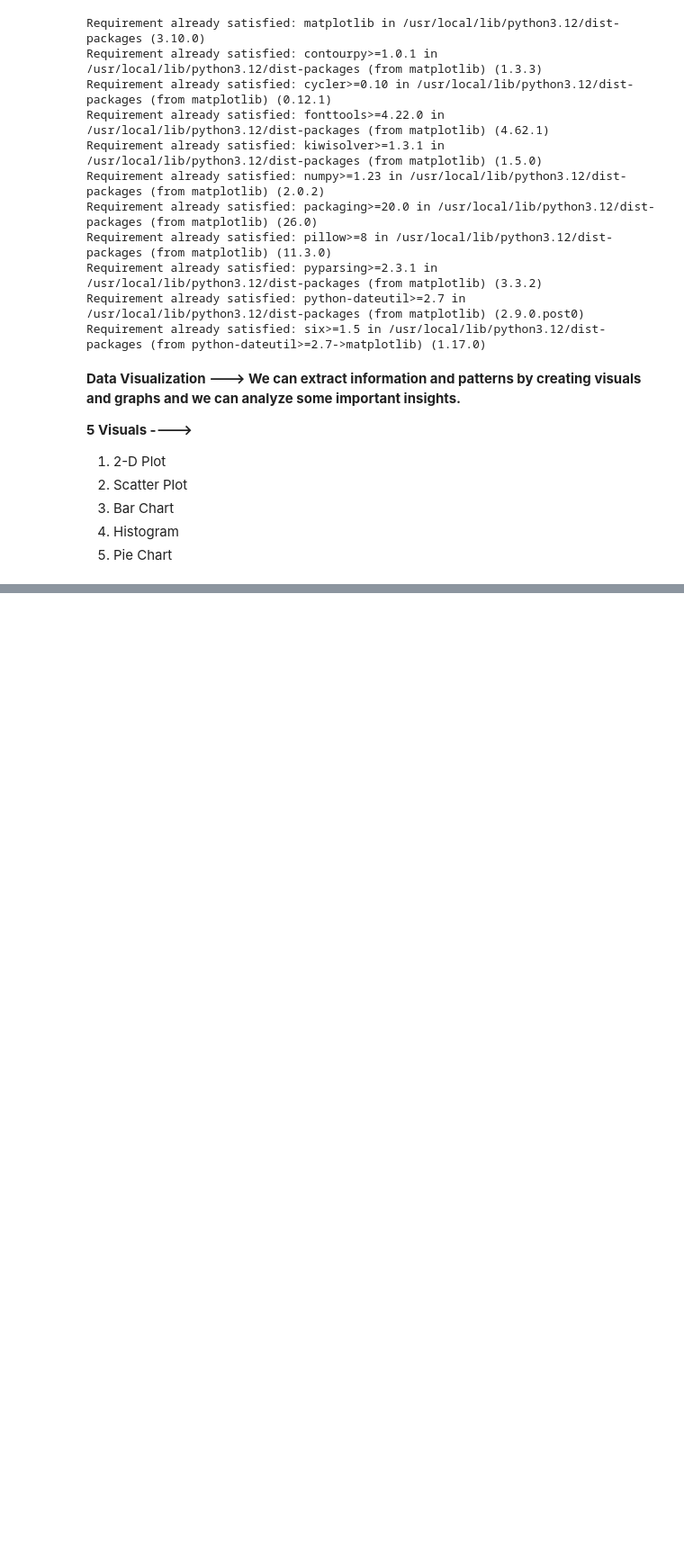
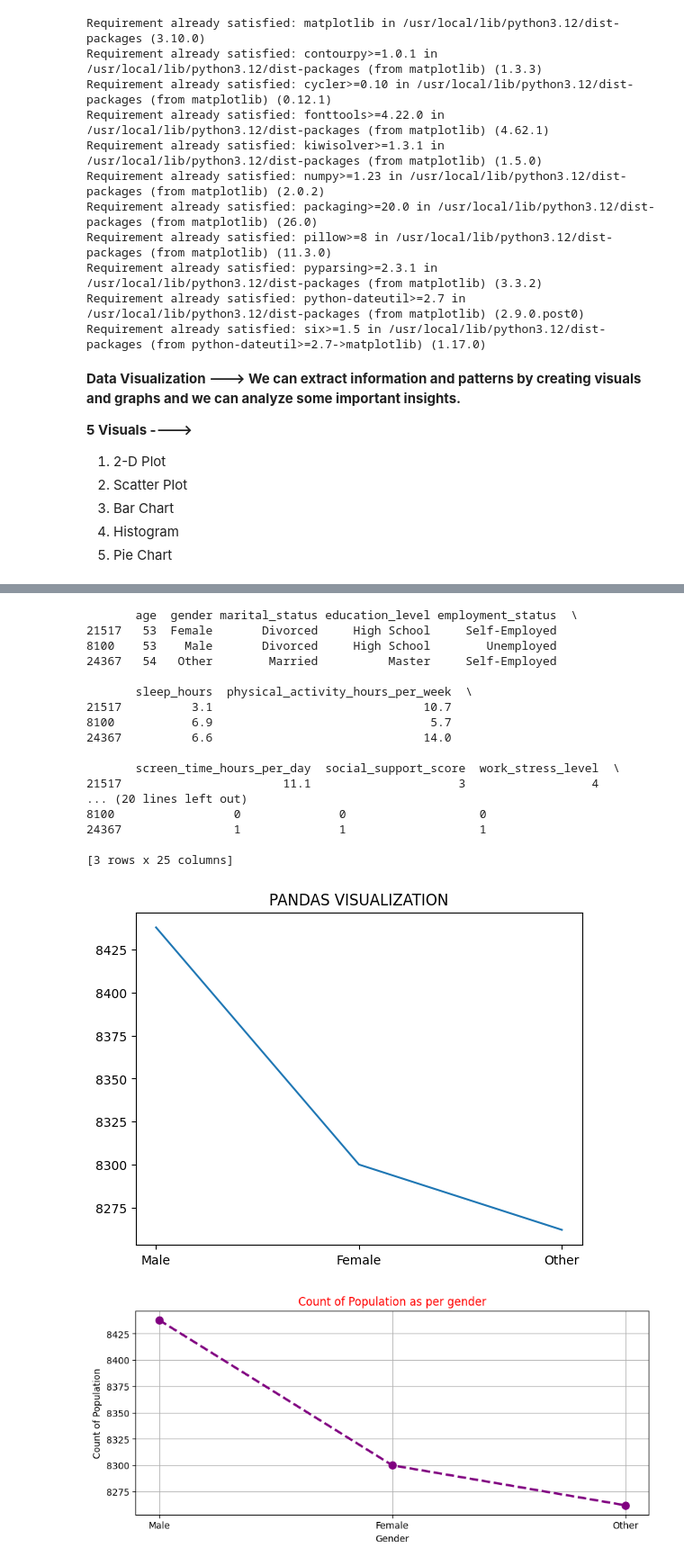
Before and after one commit to Legendkiller9855/GENRATIVE_AI, a Jupyter notebook: Matplotlib.ipynb, the cells around one changed output, grey strips where cells are left out. Shown at 90% size. Drawn from its saved outputs; the diff is of its cells as text; code cells hidden in the pictures; blank space fills up the shorter version.

```diff
--- a/Matplotlib.ipynb
+++ b/Matplotlib.ipynb
@@ -30,0 +176,47 @@ import matplotlib.pyplot as plt
+# %%
+import pandas as pd
+import numpy as np
+import matplotlib.pyplot as plt
+
+#PANDAS VISUALIZATION :
+data = pd.read_csv('/content/mental_health_risk_dataset.csv')
+print(data.sample(3))
+
+information = data['gender'].value_counts()
+
+x = information.index
+y = information.values
+
+plt.plot(x, y)
+plt.title("PANDAS VISUALIZATION")
+plt.show()
+
+#MATPLOTLIB VISUALIZATION :
+matplotlib_data = data['gender'].value_counts()
+plt.figure(figsize = (10,4))
+plt.title("Count of Population as per gender" , color = "red")
+plt.ylabel("Count of Population")
+plt.xlabel("Gender")
+plt.grid()
+plt.plot(x,y , color = 'purple' , marker = 'o' , linestyle = '--' , linewidth = 2.5 , markersize = 8 , label = 'Gender population')
+plt.show()
+# %% [output]
+       age  gender marital_status education_level employment_status  \
+21517   53  Female       Divorced     High School     Self-Employed
+8100    53    Male       Divorced     High School        Unemployed
+24367   54   Other        Married          Master     Self-Employed
+
+       sleep_hours  physical_activity_hours_per_week  \
+21517          3.1                              10.7
+8100           6.9                               5.7
+24367          6.6                              14.0
+
+       screen_time_hours_per_day  social_support_score  work_stress_level  \
+21517                       11.1                     3                  4
+... (20 lines left out)
+8100                 0              0                   0
+24367                1              1                   1
+
+[3 rows x 25 columns]
+[figure, added]
+[figure, added]
```
Also changed, not shown: parts of 22 cells of this notebook.
